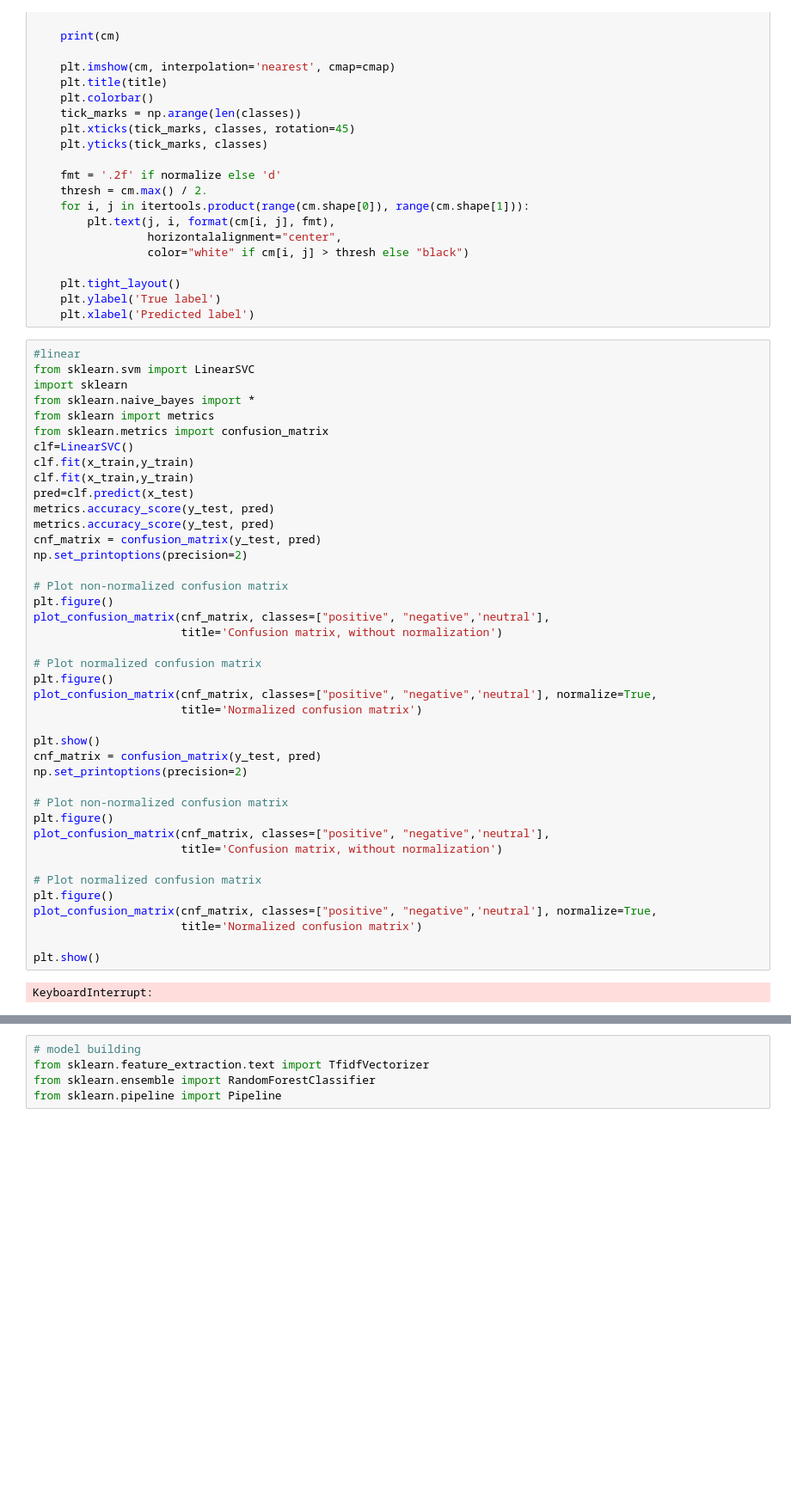
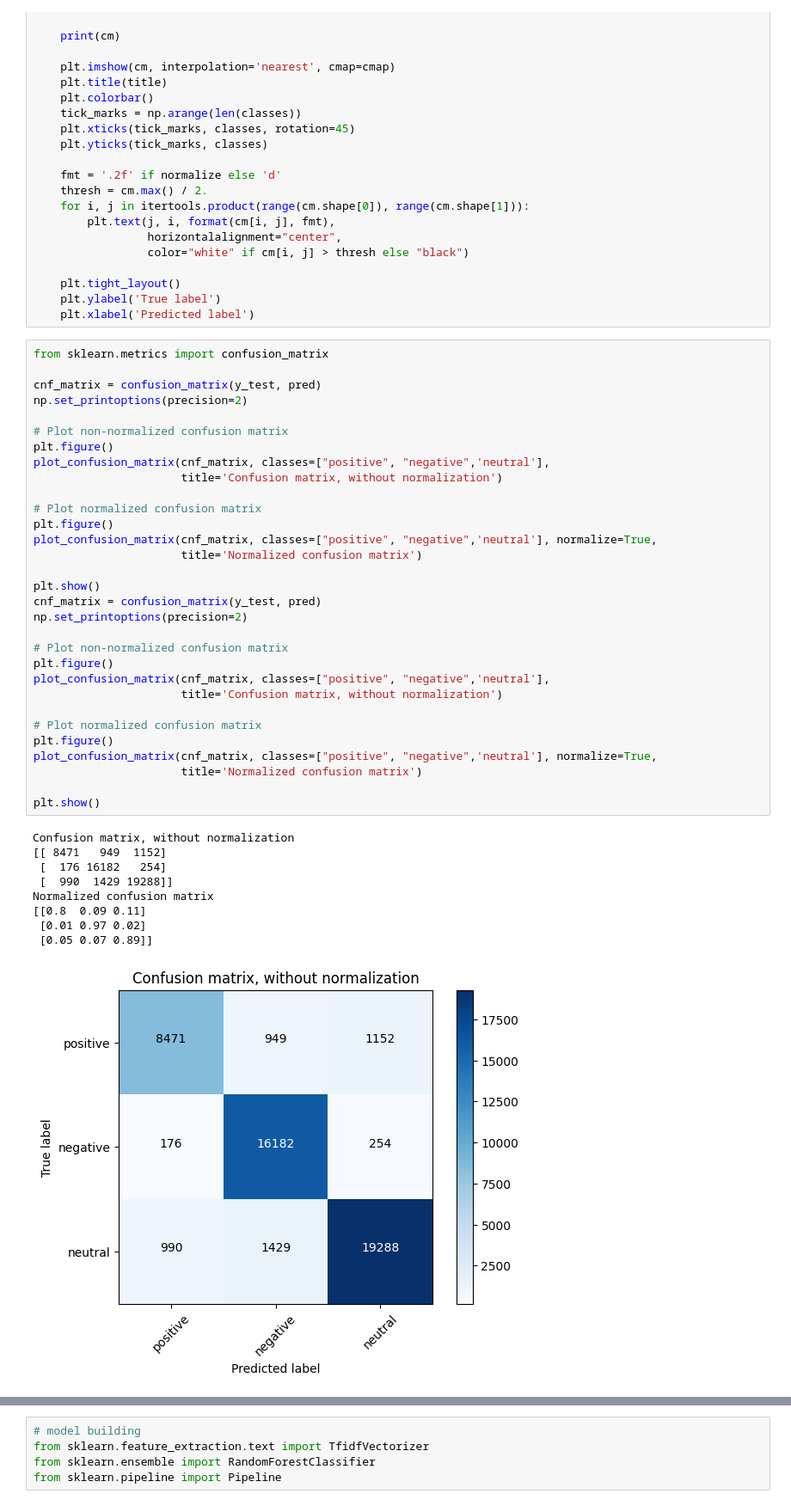
Before and after one commit to shreyabansal28/Twitterverse, a Jupyter notebook: tweet_sentiment.ipynb, the cells around one changed output, grey strips where cells are left out. Shown at 86% size. Drawn from its saved outputs; the diff is of its cells as text; blank space fills up the shorter version.

```diff
--- a/tweet_sentiment.ipynb
+++ b/tweet_sentiment.ipynb
@@ -230,45 +237,43 @@ def plot_confusion_matrix(cm, classes,
     plt.ylabel('True label')
     plt.xlabel('Predicted label')
 # %%
-#linear
-from sklearn.svm import LinearSVC
-import sklearn
-from sklearn.naive_bayes import *
-from sklearn import metrics
 from sklearn.metrics import confusion_matrix
-clf=LinearSVC()
-clf.fit(x_train,y_train)
-clf.fit(x_train,y_train)
-pred=clf.predict(x_test)
-metrics.accuracy_score(y_test, pred)
-metrics.accuracy_score(y_test, pred)
+
 cnf_matrix = confusion_matrix(y_test, pred)
 np.set_printoptions(precision=2)
 
 # Plot non-normalized confusion matrix
 plt.figure()
 plot_confusion_matrix(cnf_matrix, classes=["positive", "negative",'neutral'],
                       title='Confusion matrix, without normalization')
 
 # Plot normalized confusion matrix
 plt.figure()
 plot_confusion_matrix(cnf_matrix, classes=["positive", "negative",'neutral'], normalize=True,
                       title='Normalized confusion matrix')
 
 plt.show()
 cnf_matrix = confusion_matrix(y_test, pred)
 np.set_printoptions(precision=2)
 
 # Plot non-normalized confusion matrix
 plt.figure()
 plot_confusion_matrix(cnf_matrix, classes=["positive", "negative",'neutral'],
                       title='Confusion matrix, without normalization')
 
 # Plot normalized confusion matrix
 plt.figure()
 plot_confusion_matrix(cnf_matrix, classes=["positive", "negative",'neutral'], normalize=True,
                       title='Normalized confusion matrix')
 
 plt.show()
 # %% [output]
-KeyboardInterrupt:
+Confusion matrix, without normalization
+[[ 8471   949  1152]
+ [  176 16182   254]
+ [  990  1429 19288]]
+Normalized confusion matrix
+[[0.8  0.09 0.11]
+ [0.01 0.97 0.02]
+ [0.05 0.07 0.89]]
+[figure, added]
```
Also changed, not shown: parts of 7 cells of this notebook.
